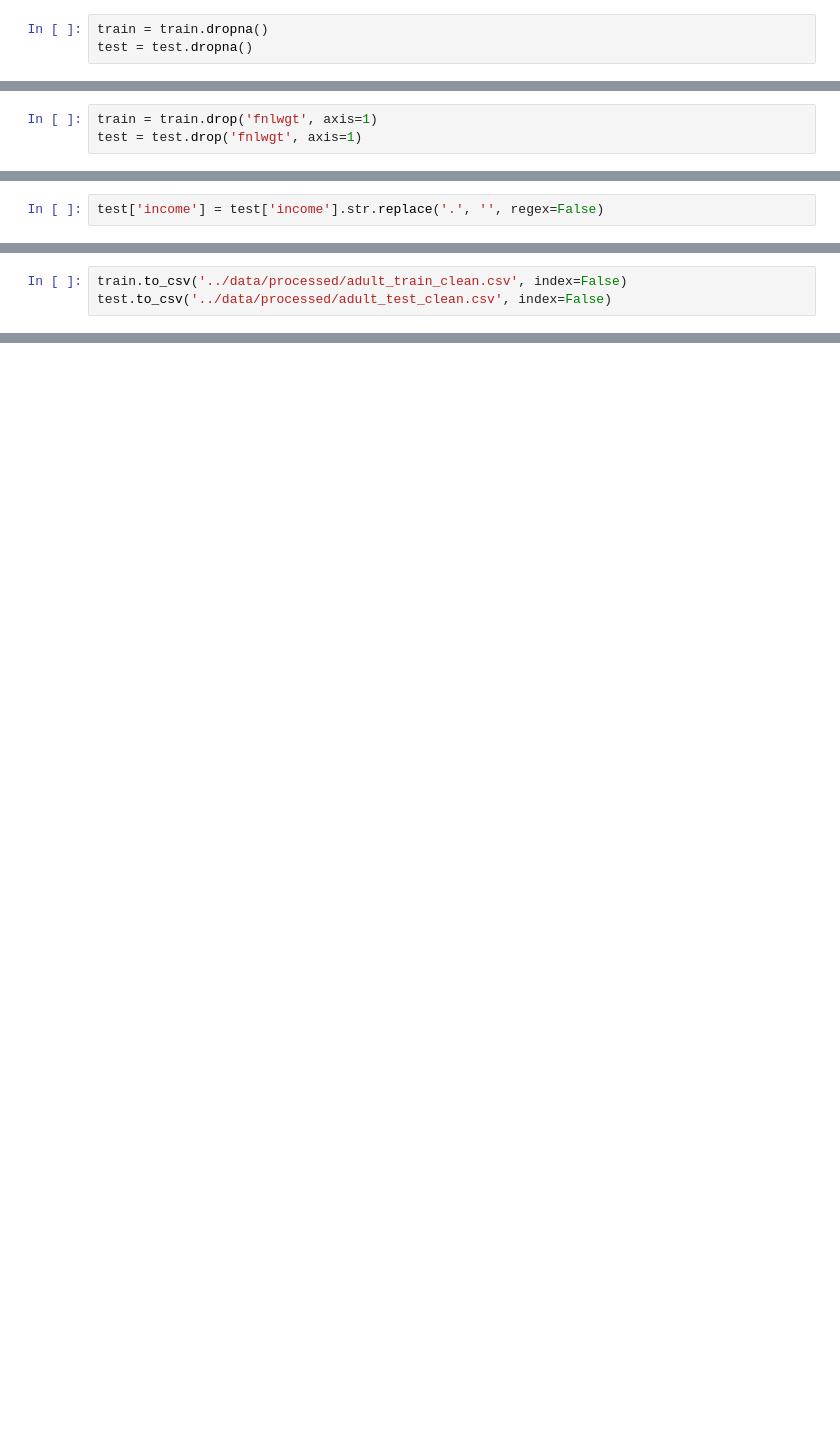
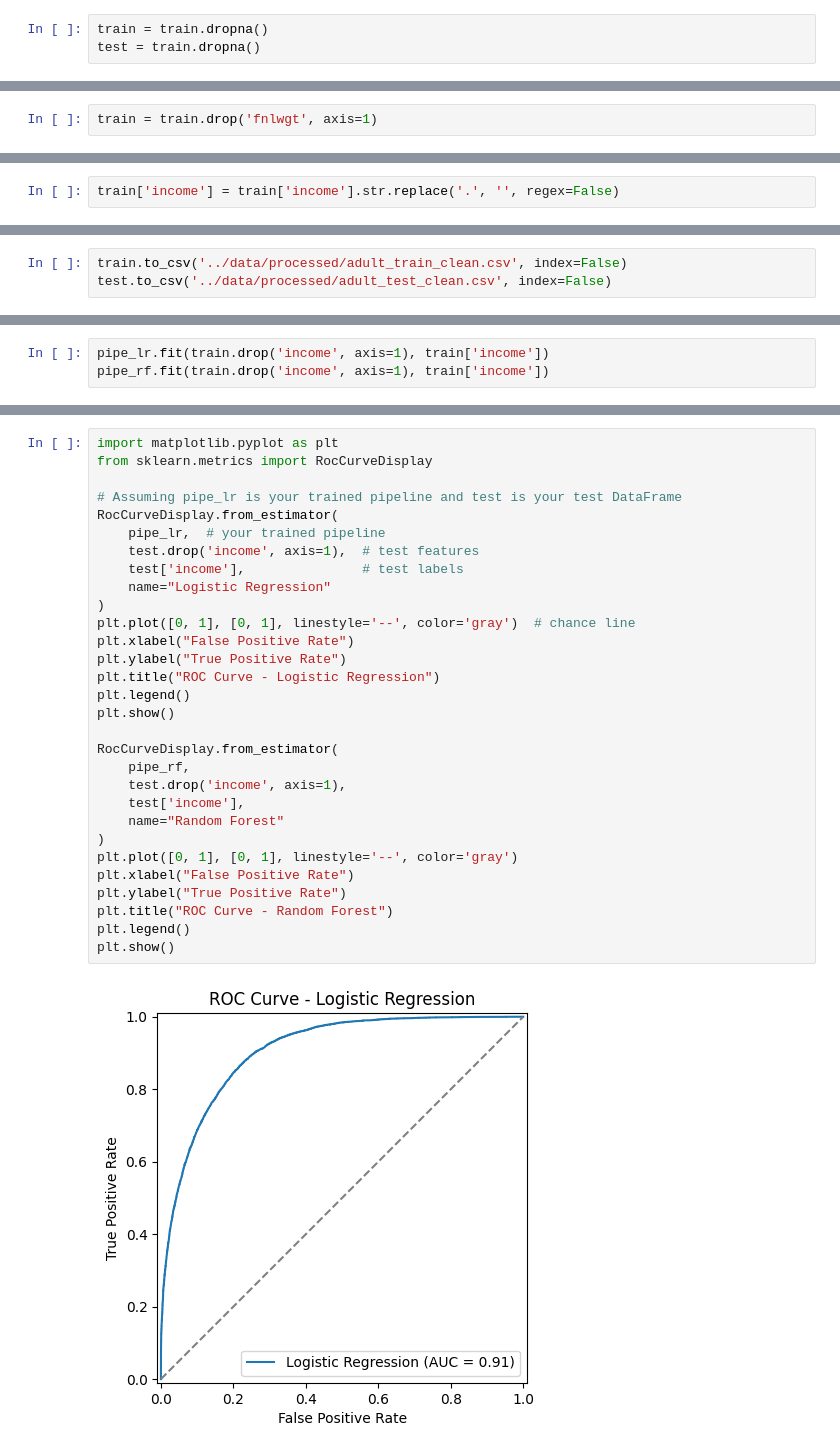
Before and after one commit to irfandra/IN6227-2025-Assignment-1, a Jupyter notebook: notebooks/01_data_exploration.ipynb, the cells around one changed output, grey strips where cells are left out. Saved outputs shown, nothing was run; the diff lists cells and outputs as text; blank space fills up the shorter version.

Commit message:
train model

```diff
--- a/notebooks/01_data_exploration.ipynb
+++ b/notebooks/01_data_exploration.ipynb
@@ -39,3 +45,3 @@ dtype: int64
 # %%
 train = train.dropna()
-test = test.dropna()
+test = train.dropna()
@@ -42,3 +74,2 @@ test = test.dropna()
 # %%
 train = train.drop('fnlwgt', axis=1)
-test = test.drop('fnlwgt', axis=1)
@@ -45,2 +78,2 @@ test = test.drop('fnlwgt', axis=1)
 # %%
-test['income'] = test['income'].str.replace('.', '', regex=False)
+train['income'] = train['income'].str.replace('.', '', regex=False)
@@ -59,0 +131,3 @@ test.to_csv('../data/processed/adult_test_clean.csv', index=False)
+# %%
+pipe_lr.fit(train.drop('income', axis=1), train['income'])
+pipe_rf.fit(train.drop('income', axis=1), train['income'])
@@ -59,0 +238,32 @@ test.to_csv('../data/processed/adult_test_clean.csv', index=False)
+# %%
+import matplotlib.pyplot as plt
+from sklearn.metrics import RocCurveDisplay
+
+# Assuming pipe_lr is your trained pipeline and test is your test DataFrame
+RocCurveDisplay.from_estimator(
+    pipe_lr,  # your trained pipeline
+    test.drop('income', axis=1),  # test features
+    test['income'],               # test labels
+    name="Logistic Regression"
+)
+plt.plot([0, 1], [0, 1], linestyle='--', color='gray')  # chance line
+plt.xlabel("False Positive Rate")
+plt.ylabel("True Positive Rate")
+plt.title("ROC Curve - Logistic Regression")
+plt.legend()
+plt.show()
+
+RocCurveDisplay.from_estimator(
+    pipe_rf,
+    test.drop('income', axis=1),
+    test['income'],
+    name="Random Forest"
+)
+plt.plot([0, 1], [0, 1], linestyle='--', color='gray')
+plt.xlabel("False Positive Rate")
+plt.ylabel("True Positive Rate")
+plt.title("ROC Curve - Random Forest")
+plt.legend()
+plt.show()
+# %% [output]
+[figure, added]
```
Also changed, not shown: parts of 23 cells of this notebook, 2 other files.
